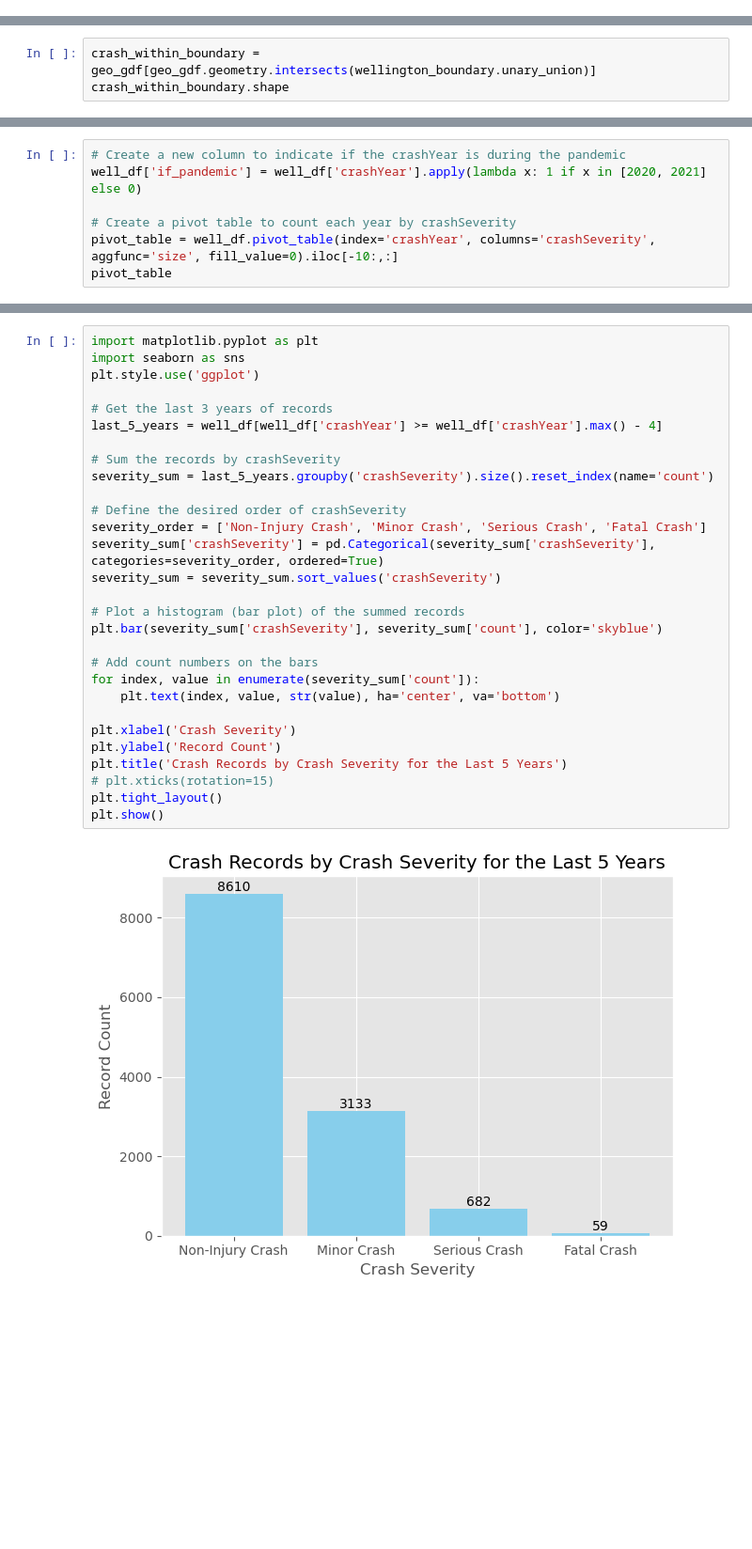
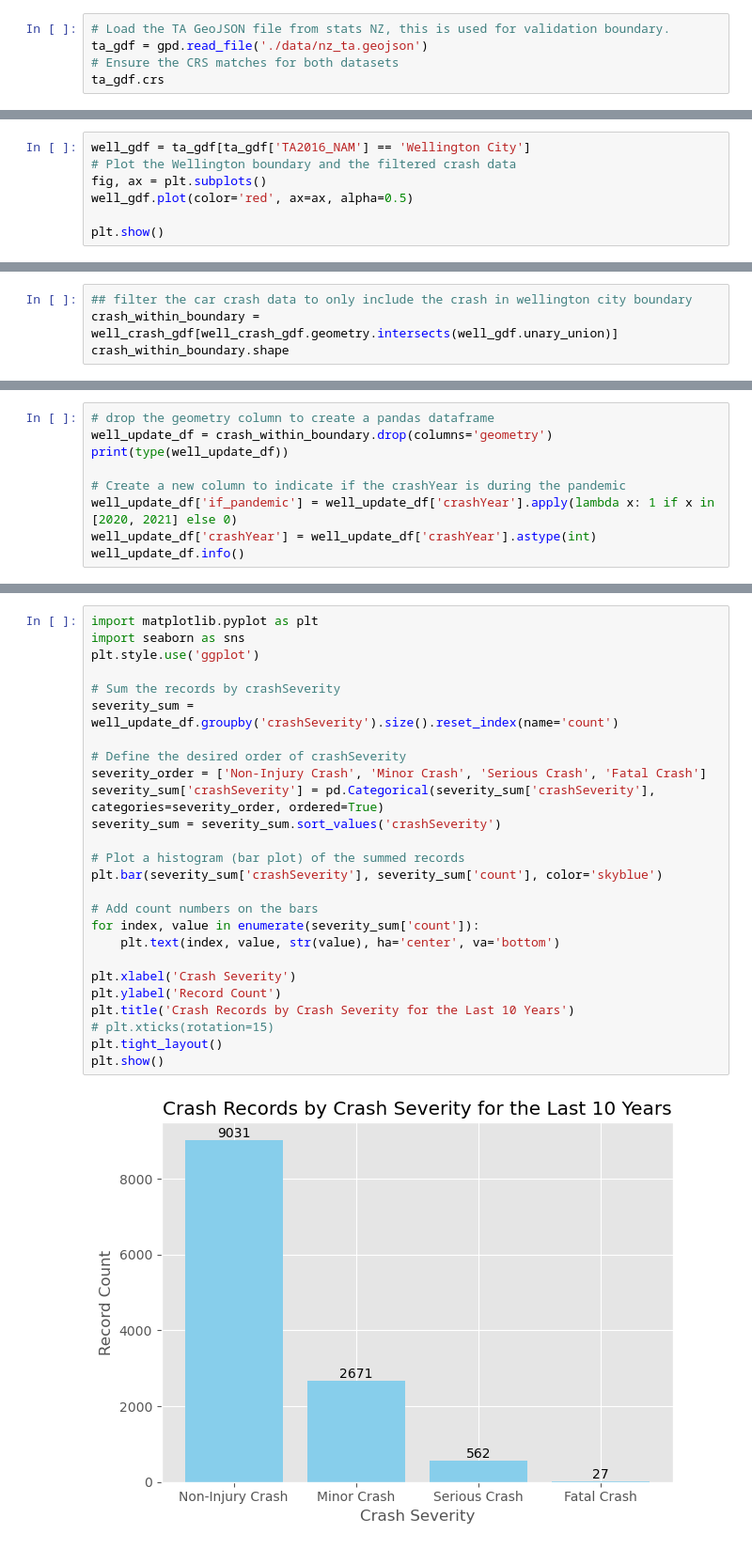
Before and after one commit to DarioDang/wellington-crash-modelling, a Jupyter notebook: ellen_explore_car_crash_data.ipynb, the cells around one changed output, grey strips where cells are left out. Shown at 94% size. Drawn from its saved outputs; the diff is of its cells as text; blank space fills up the shorter version.

Commit message:
Update dataset and explore script.

```diff
--- a/ellen_explore_car_crash_data.ipynb
+++ b/ellen_explore_car_crash_data.ipynb
@@ -194,0 +93,5 @@ wellington_boundary.head()
+# %%
+# Load the TA GeoJSON file from stats NZ, this is used for validation boundary.
+ta_gdf = gpd.read_file('./data/nz_ta.geojson')
+# Ensure the CRS matches for both datasets
+ta_gdf.crs
@@ -194,0 +110,7 @@ wellington_boundary.head()
+# %%
+well_gdf = ta_gdf[ta_gdf['TA2016_NAM'] == 'Wellington City']
+# Plot the Wellington boundary and the filtered crash data
+fig, ax = plt.subplots()
+well_gdf.plot(color='red', ax=ax, alpha=0.5)
+
+plt.show()
@@ -195,4 +119,5 @@ wellington_boundary.head()
 # %%
-crash_within_boundary = geo_gdf[geo_gdf.geometry.intersects(wellington_boundary.unary_union)]
+## filter the car crash data to only include the crash in wellington city boundary
+crash_within_boundary = well_crash_gdf[well_crash_gdf.geometry.intersects(well_gdf.unary_union)]
 crash_within_boundary.shape
 # %% [output]
@@ -214,8 +187,10 @@ well_df.shape
 # %%
+# drop the geometry column to create a pandas dataframe
+well_update_df = crash_within_boundary.drop(columns='geometry')
+print(type(well_update_df))
+
 # Create a new column to indicate if the crashYear is during the pandemic
-well_df['if_pandemic'] = well_df['crashYear'].apply(lambda x: 1 if x in [2020, 2021] else 0)
-
-# Create a pivot table to count each year by crashSeverity
-pivot_table = well_df.pivot_table(index='crashYear', columns='crashSeverity', aggfunc='size', fill_value=0).iloc[-10:,:]
-pivot_table
+well_update_df['if_pandemic'] = well_update_df['crashYear'].apply(lambda x: 1 if x in [2020, 2021] else 0)
+well_update_df['crashYear'] = well_update_df['crashYear'].astype(int)
+well_update_df.info()
 # %% [output]
@@ -258,31 +251,28 @@ plt.show()
 # %%
 import matplotlib.pyplot as plt
 import seaborn as sns
 plt.style.use('ggplot')
 
-# Get the last 3 years of records
-last_5_years = well_df[well_df['crashYear'] >= well_df['crashYear'].max() - 4]
-
 # Sum the records by crashSeverity
-severity_sum = last_5_years.groupby('crashSeverity').size().reset_index(name='count')
+severity_sum = well_update_df.groupby('crashSeverity').size().reset_index(name='count')
 
 # Define the desired order of crashSeverity
 severity_order = ['Non-Injury Crash', 'Minor Crash', 'Serious Crash', 'Fatal Crash']
 severity_sum['crashSeverity'] = pd.Categorical(severity_sum['crashSeverity'], categories=severity_order, ordered=True)
 severity_sum = severity_sum.sort_values('crashSeverity')
 
 # Plot a histogram (bar plot) of the summed records
 plt.bar(severity_sum['crashSeverity'], severity_sum['count'], color='skyblue')
 
 # Add count numbers on the bars
 for index, value in enumerate(severity_sum['count']):
     plt.text(index, value, str(value), ha='center', va='bottom')
 
 plt.xlabel('Crash Severity')
 plt.ylabel('Record Count')
-plt.title('Crash Records by Crash Severity for the Last 5 Years')
+plt.title('Crash Records by Crash Severity for the Last 10 Years')
 # plt.xticks(rotation=15)
 plt.tight_layout()
 plt.show()
 # %% [output]
-[figure, old version]
+[figure, new version]
```
Also changed, not shown: parts of 28 cells of this notebook, 10 other files.
